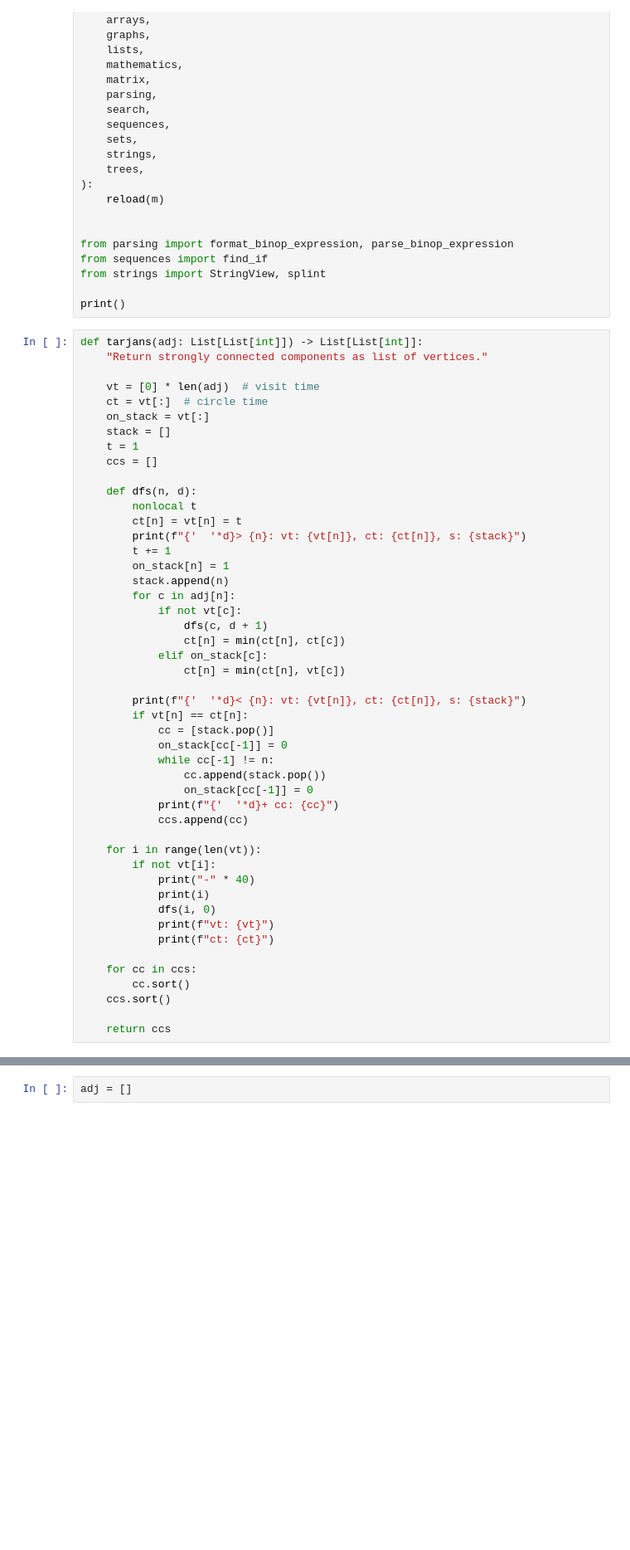
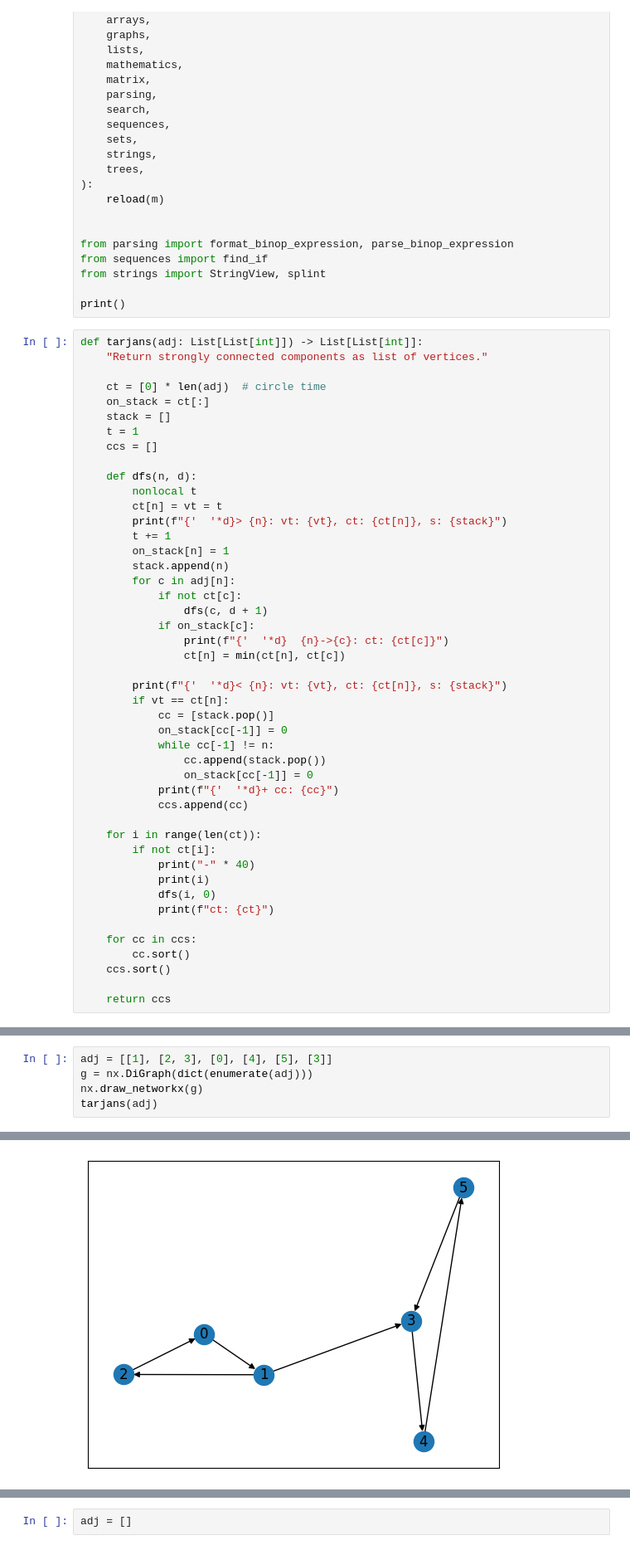
Before and after one commit to czaky/puzzles, a Jupyter notebook: notebook.ipynb, the cells around one changed output, grey strips where cells are left out. Shown: that part at 83% size. Drawn from its saved outputs; the diff is of its cells as text; blank space fills up the shorter version.

```diff
--- a/notebook.ipynb
+++ b/notebook.ipynb
@@ -64,29 +64,28 @@ print()
 def tarjans(adj: List[List[int]]) -> List[List[int]]:
     "Return strongly connected components as list of vertices."
 
-    vt = [0] * len(adj)  # visit time
-    ct = vt[:]  # circle time
-    on_stack = vt[:]
+    ct = [0] * len(adj)  # circle time
+    on_stack = ct[:]
     stack = []
     t = 1
     ccs = []
 
     def dfs(n, d):
         nonlocal t
-        ct[n] = vt[n] = t
-        print(f"{'  '*d}> {n}: vt: {vt[n]}, ct: {ct[n]}, s: {stack}")
+        ct[n] = vt = t
+        print(f"{'  '*d}> {n}: vt: {vt}, ct: {ct[n]}, s: {stack}")
         t += 1
         on_stack[n] = 1
         stack.append(n)
         for c in adj[n]:
-            if not vt[c]:
+            if not ct[c]:
                 dfs(c, d + 1)
+            if on_stack[c]:
+                print(f"{'  '*d}  {n}->{c}: ct: {ct[c]}")
                 ct[n] = min(ct[n], ct[c])
-            elif on_stack[c]:
-                ct[n] = min(ct[n], vt[c])
 
-        print(f"{'  '*d}< {n}: vt: {vt[n]}, ct: {ct[n]}, s: {stack}")
-        if vt[n] == ct[n]:
+        print(f"{'  '*d}< {n}: vt: {vt}, ct: {ct[n]}, s: {stack}")
+        if vt == ct[n]:
             cc = [stack.pop()]
             on_stack[cc[-1]] = 0
             while cc[-1] != n:
@@ -95,12 +94,11 @@ def tarjans(adj: List[List[int]]) -> List[List[int]]:
             print(f"{'  '*d}+ cc: {cc}")
             ccs.append(cc)
 
-    for i in range(len(vt)):
-        if not vt[i]:
+    for i in range(len(ct)):
+        if not ct[i]:
             print("-" * 40)
             print(i)
             dfs(i, 0)
-            print(f"vt: {vt}")
             print(f"ct: {ct}")
 
     for cc in ccs:
@@ -152,0 +109,6 @@ def tarjans(adj: List[List[int]]) -> List[List[int]]:
+# %%
+adj = [[1], [2, 3], [0], [4], [5], [3]]
+g = nx.DiGraph(dict(enumerate(adj)))
+nx.draw_networkx(g)
+tarjans(adj)
+# %% [output]
@@ -152,0 +133 @@ def tarjans(adj: List[List[int]]) -> List[List[int]]:
+[figure, added]
```
Also changed, not shown: parts of 7 cells of this notebook, 2 other files.
